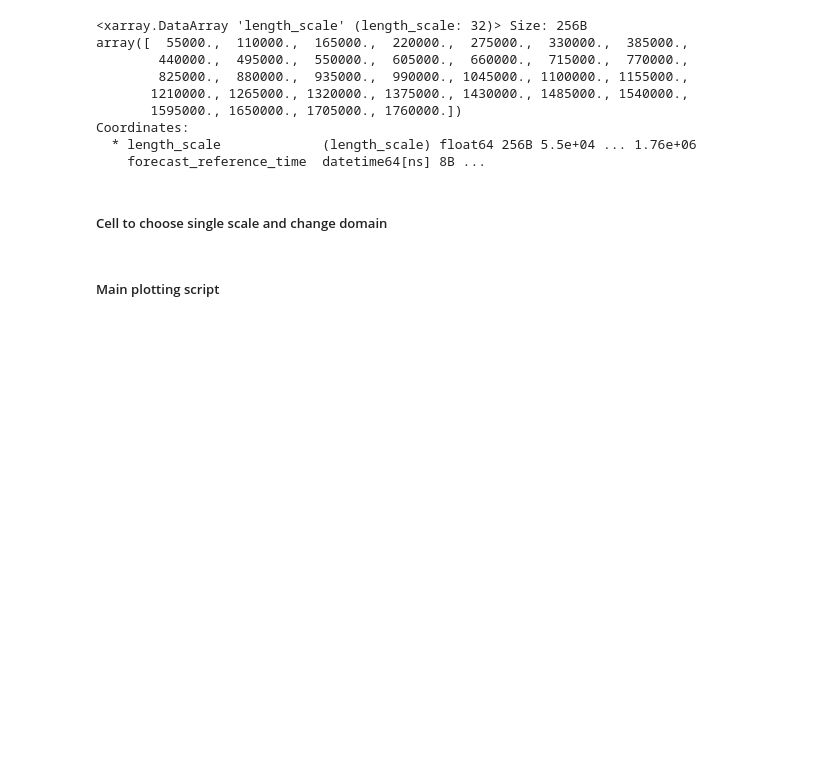
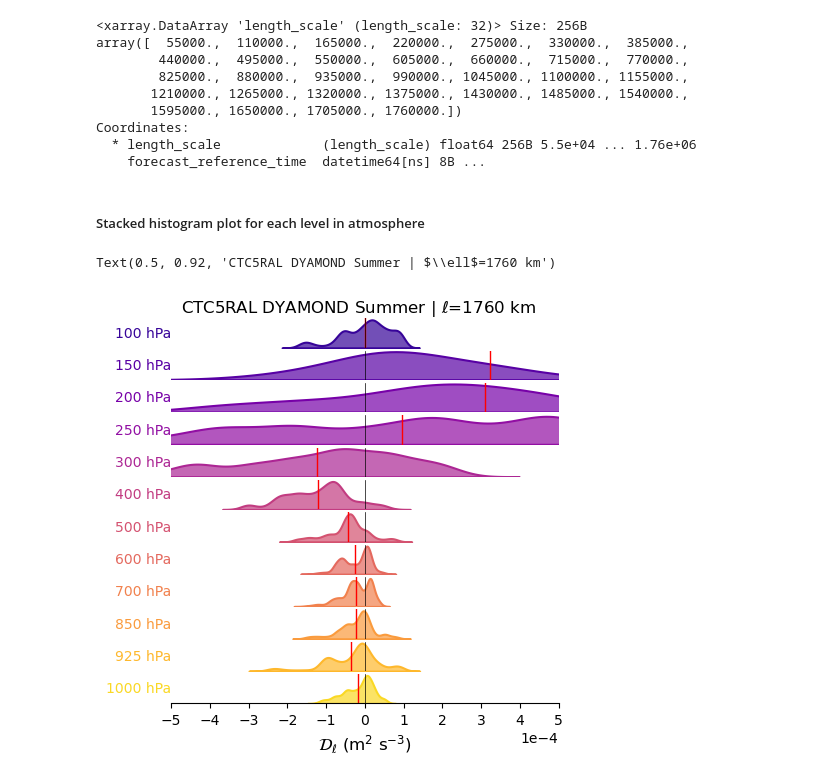
Before and after one commit to ElliotMG/LoSSETT, a Jupyter notebook: plotting/Stats_Plotting_LoSSETT.ipynb, the cells around one changed output. Drawn from its saved outputs; the diff is of its cells as text; code cells hidden in the pictures; blank space fills up the shorter version.

Commit message:
finalise neatening up plotting notebooks
simple examples

```diff
--- a/plotting/Stats_Plotting_LoSSETT.ipynb
+++ b/plotting/Stats_Plotting_LoSSETT.ipynb
@@ -13,10 +17,10 @@ import datetime as dt
 # %%
 DATA_DIR = "/gws/nopw/j04/kscale/USERS/dship/LoSSETT_out/"
-simid = 'CTC5GAL'
+simid = 'CTC5RAL'
 n_scales = 32
 fpath_mean = os.path.join(
         DATA_DIR,
-        f"DR_test_{simid}_Nl_{n_scales}_time-mean.nc"
+        f"DR_test_{simid}_Nl_{n_scales}_DyS_time-mean.nc"
     )
 
 if not os.path.exists(fpath_mean):
@@ -35,4 +39,4 @@ Coordinates:
   * length_scale             (length_scale) float64 256B 5.5e+04 ... 1.76e+06
     forecast_reference_time  datetime64[ns] 8B ...
 # %% [markdown]
-##### Cell to choose single scale and change domain
+##### Stacked histogram plot for each level in atmosphere
@@ -45,3 +43,68 @@ df = da_flat.to_dataframe().reset_index()
-# %% [markdown]
-##### Main plotting script
+# %%
+ell=1760000
+da = ds['DR_indicator'].sel(length_scale=ell, method='nearest')
+da_flat = da.stack(sample=("latitude", "longitude"))
+da_flat = da_flat.drop_vars(['latitude', 'longitude'])
+df = da_flat.to_dataframe().reset_index()
+
+pal = sns.color_palette("plasma", len(df['pressure'].unique()))
+fig, axes = plt.subplots(len(df['pressure'].unique()), 1, figsize=(5, 5), sharex=True)
+
+pressure_levels = sorted(df['pressure'].unique())
+
+mean_values = []
+subplot_positions = []
+
+for i, pressure in enumerate(pressure_levels):
+    ax = axes[i]
+
+    subset = df[df['pressure'] == pressure] # Get data for this pressure level
+
+    color = pal[i] # Get color for this level
+
+    # Plot KDE for this pressure level
+    sns.kdeplot(data=subset, x="DR_indicator", ax=ax,
+                fill=True, color=color, alpha=0.7, linewidth=1.5,
+                bw_adjust=1.0, clip_on=True)
+
+    # Add the pressure label
+    ax.text(-0.00011, 0.5, f"{int(pressure)} hPa", color=color, ha="right", va="center", transform=ax.transAxes)
+
+    # Uncomment this to plot little red lines on each histogram showing the location of the mean.
+    # Can easily be modified to do median as well.
+    mean_value = subset["DR_indicator"].mean()
+    ax.axvline(x=mean_value, color='red', linewidth=1, label='Mean')
+
+    # Axis formatting
+    ax.set_yticks([])
+    ax.ticklabel_format(axis='x',style='sci',scilimits=(0,0))
+    ax.set_ylabel('')
+
+    # Remove all spines except bottom on the last subplot
+    if i < len(pressure_levels) - 1:
+        ax.spines['top'].set_visible(False)
+        ax.spines['right'].set_visible(False)
+        ax.spines['bottom'].set_visible(False)
+        ax.spines['left'].set_visible(False)
+        ax.set_xlabel('')
+        ax.tick_params(axis='x',which='both',bottom=False,top=False,labelbottom=False)
+    else:
+        ax.spines['top'].set_visible(False)
+        ax.spines['right'].set_visible(False)
+        ax.spines['left'].set_visible(False)
+
+    ax.set_xlim(-5e-4, 5e-4)
+    ax.set_xticks([-5e-4,-4e-4,-3e-4,-2e-4,-1e-4,0,1e-4,2e-4,3e-4,4e-4,5e-4])
+
+    ax.axvline(x=0,color='k',linewidth=0.5)
+
+# Set x-label on the bottom axis only
+axes[-1].set_xlabel(r"$\mathcal{D}_{\ell}$ (m$^2$ s$^{-3}$)", fontsize=12)
+
+# Adjust spacing between subplots
+plt.subplots_adjust(hspace=0.1)  # Less extreme spacing
+plt.suptitle(f'{simid} DYAMOND Summer | ' + r'$\ell$' + f'={int(ell / 1000)} km', y=0.92)
+# %% [output]
+Text(0.5, 0.92, 'CTC5RAL DYAMOND Summer | $\\ell$=1760 km')
+[figure, added]
 # %%
```
Also changed, not shown: parts of 4 cells of this notebook.
